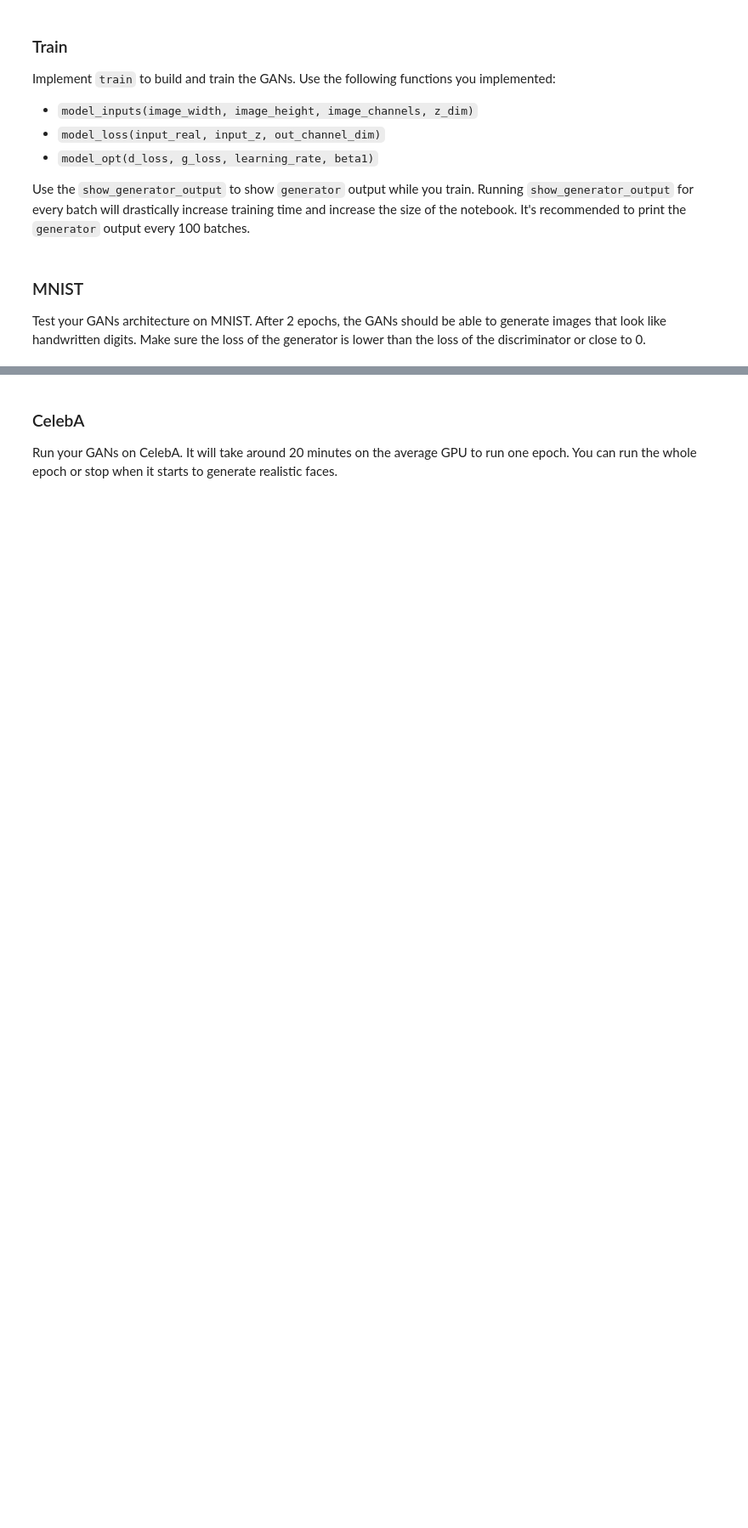
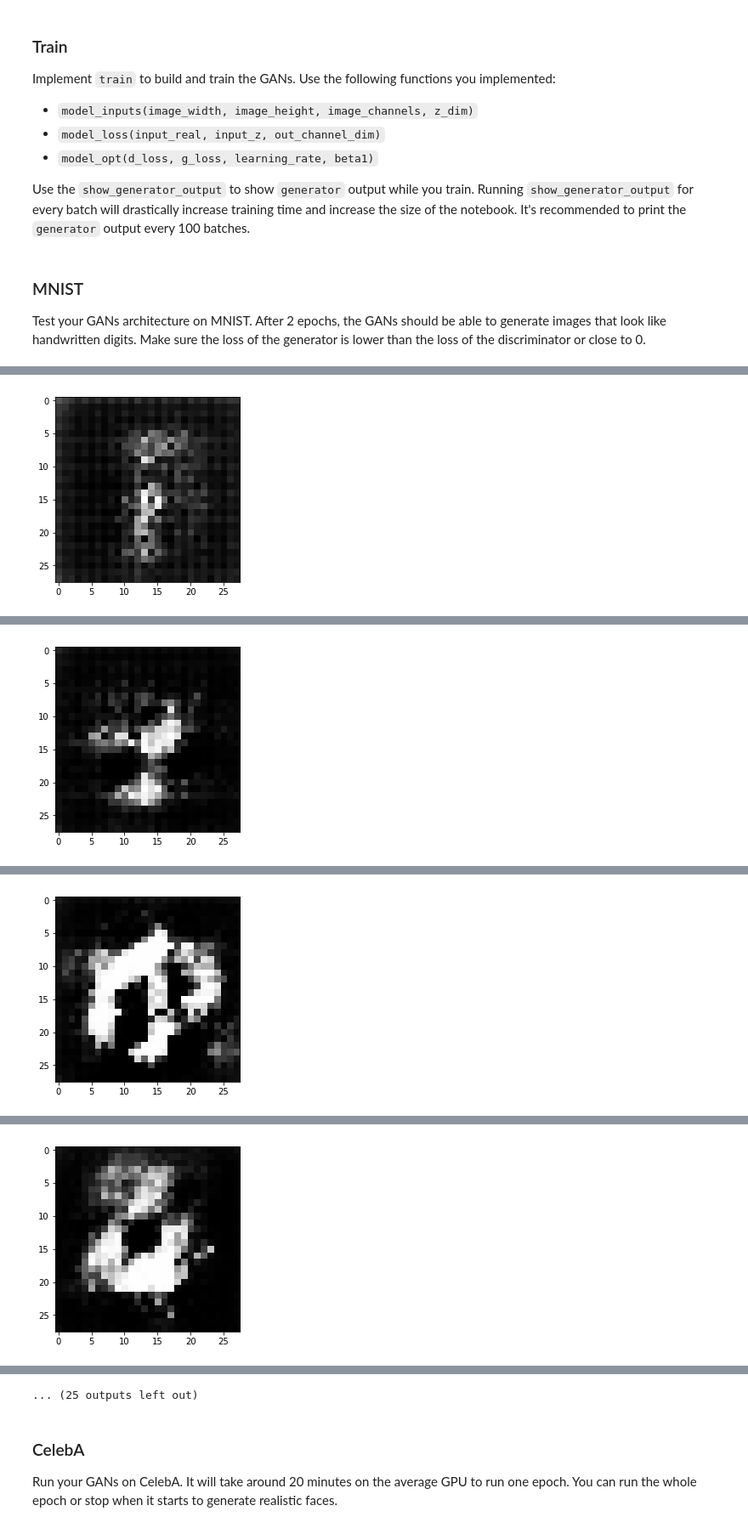
Before and after one commit to MarilynFranklin/face_generation, a Jupyter notebook: dlnd_face_generation.ipynb, the cells around one changed output, grey strips where cells are left out. Shown at 85% size. Saved outputs shown, nothing was run; the diff lists cells and outputs as text; code cells hidden in the pictures; blank space fills up the shorter version.

```diff
--- a/dlnd_face_generation.ipynb
+++ b/dlnd_face_generation.ipynb
@@ -113,9 +119,9 @@ def model_inputs(image_width, image_height, image_channels, z_dim):
     # TODO: Implement Function
     inputs_real = tf.placeholder(tf.float32, (None, *(image_width, image_height, image_channels)), name='input_real')
     inputs_z = tf.placeholder(tf.float32, (None, z_dim), name='input_z')
-    learning_rate = tf.placeholder(tf.float32, name='learning_rate')
+    lr = tf.placeholder(tf.float32, name='learning_rate')
 
-    return inputs_real, inputs_z, learning_rate
+    return inputs_real, inputs_z, lr
 
 
 """
@@ -226,15 +242,16 @@ def model_loss(input_real, input_z, out_channel_dim):
     :return: A tuple of (discriminator loss, generator loss)
     """
     # TODO: Implement Function
-    g_model = generator(input_z, out_channel_dim, is_train=True)
+    smooth = 0.1
+    g_model = generator(input_z, out_channel_dim)
     d_model_real, d_logits_real = discriminator(input_real)
     d_model_fake, d_logits_fake = discriminator(g_model, reuse=True)
 
     d_loss_real = tf.reduce_mean(
-        tf.nn.sigmoid_cross_entropy_with_logits(logits=d_logits_real, labels=tf.ones_like(d_model_real))
+        tf.nn.sigmoid_cross_entropy_with_logits(logits=d_logits_real, labels=tf.ones_like(d_model_real) * (1 - smooth))
     )
     d_loss_fake = tf.reduce_mean(
-        tf.nn.sigmoid_cross_entropy_with_logits(logits=d_logits_real, labels=tf.zeros_like(d_model_fake))
+        tf.nn.sigmoid_cross_entropy_with_logits(logits=d_logits_fake, labels=tf.zeros_like(d_model_fake))
     )
     g_loss = tf.reduce_mean(
         tf.nn.sigmoid_cross_entropy_with_logits(logits=d_logits_fake, labels=tf.ones_like(d_model_fake))
@@ -336,27 +353,31 @@ def train(epoch_count, batch_size, z_dim, learning_rate, beta1, get_batches, dat
     steps = 0
 
     # TODO: Build Model
-    input_real, input_z, learning_rate = model_inputs(data_shape[1], data_shape[2], data_shape[3], z_dim)
+    input_real, input_z, lr = model_inputs(data_shape[1], data_shape[2], data_shape[3], z_dim)
     d_loss, g_loss = model_loss(input_real, input_z, data_shape[3])
-    d_opt, g_opt = model_opt(d_loss, g_loss, learning_rate, beta1)
+    d_opt, g_opt = model_opt(d_loss, g_loss, lr, beta1)
 
     with tf.Session() as sess:
         sess.run(tf.global_variables_initializer())
         for epoch_i in range(epoch_count):
             for batch_images in get_batches(batch_size):
                 # TODO: Train Model
-                steps = 0
+                steps += 1
+
+                batch_images = batch_images.reshape(batch_size, data_shape[1], data_shape[2], data_shape[3])
+                batch_images = batch_images * 2
+
                 batch_z = np.random.uniform(-1, 1, size=(batch_size, z_dim))
 
-                _ = sess.run(d_opt, feed_dict={input_real: batch_images, input_z: batch_z})
-                _ = sess.run(g_opt, feed_dict={input_z: batch_z, input_real: batch_images})
+                _ = sess.run(d_opt, feed_dict={input_real: batch_images, input_z: batch_z, lr: learning_rate})
+                _ = sess.run(g_opt, feed_dict={input_z: batch_z, input_real: batch_images, lr: learning_rate})
 
                 if steps % 10 == 0:
                     # At the end of each epoch, get the losses and print them out
                     train_loss_d = d_loss.eval({input_z: batch_z, input_real: batch_images})
                     train_loss_g = g_loss.eval({input_z: batch_z})
 
-                    print("Epoch {}/{}...".format(e+1, epoch_count),
+                    print("Epoch {}/{}...".format(epoch_i+1, epoch_count),
                           "Discriminator Loss: {:.4f}...".format(train_loss_d),
                           "Generator Loss: {:.4f}".format(train_loss_g))
                     # Save losses to view after training
@@ -368,10 +389,10 @@ def train(epoch_count, batch_size, z_dim, learning_rate, beta1, get_batches, dat
 ### MNIST
 Test your GANs architecture on MNIST.  After 2 epochs, the GANs should be able to generate images that look like handwritten digits.  Make sure the loss of the generator is lower than the loss of the discriminator or close to 0.
 # %%
-batch_size = None
-z_dim = None
-learning_rate = None
-beta1 = None
+batch_size = 64
+z_dim = 200
+learning_rate = 0.0002
+beta1 = 0.3
 
 
 """
@@ -383,3 +404,4 @@ mnist_dataset = helper.Dataset('mnist', glob(os.path.join(data_dir, 'mnist/*.jpg
 with tf.Graph().as_default():
     train(epochs, batch_size, z_dim, learning_rate, beta1, mnist_dataset.get_batches,
           mnist_dataset.shape, mnist_dataset.image_mode)
+# %% [output]
@@ -385,0 +418 @@ with tf.Graph().as_default():
+[figure, added]
@@ -385,0 +429 @@ with tf.Graph().as_default():
+[figure, added]
@@ -385,0 +440 @@ with tf.Graph().as_default():
+[figure, added]
@@ -385,0 +451 @@ with tf.Graph().as_default():
+[figure, added]
@@ -386,3 +474,4 @@ with tf.Graph().as_default():
+... (25 outputs left out)
 # %% [markdown]
 ### CelebA
 Run your GANs on CelebA.  It will take around 20 minutes on the average GPU to run one epoch.  You can run the whole epoch or stop when it starts to generate realistic faces.
```
Also changed, not shown: parts of 7 cells of this notebook.
